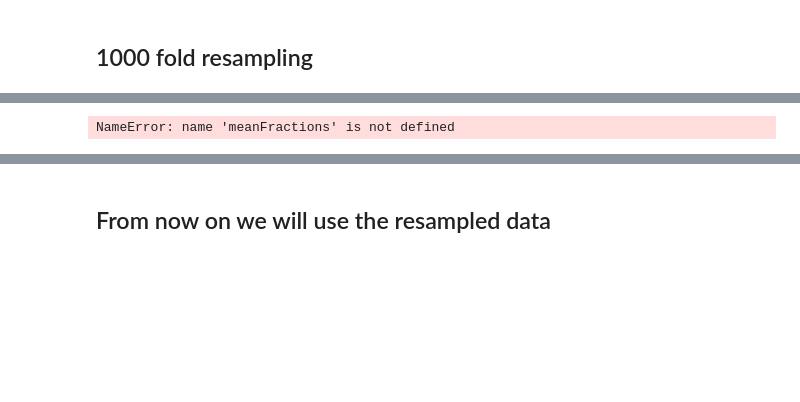
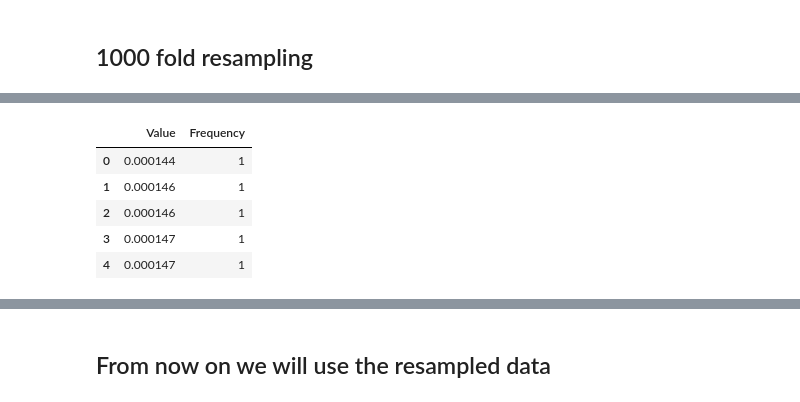
Before and after one commit to fabio-affaticati/Lymphovid19, a Jupyter notebook: lymph_covid.ipynb, the cells around one changed output, grey strips where cells are left out. Cells and saved outputs as stored; diff of their text form; code cells hidden in the pictures; blank space fills up the shorter version.

```diff
--- a/lymph_covid.ipynb
+++ b/lymph_covid.ipynb
@@ -632,7 +457,12 @@ KeyboardInterrupt:
 # %%
 df = pd.DataFrame(meanFractions, columns=['Value'])
 # group by Value and calculate the frequency
 df = df.groupby('Value').size().reset_index(name='Frequency')
-df
+df.head()
 # %% [output]
-NameError: name 'meanFractions' is not defined
+|  | Value | Frequency |
+| 0 | 0.000144 | 1 |
+| 1 | 0.000146 | 1 |
+| 2 | 0.000146 | 1 |
+| 3 | 0.000147 | 1 |
+| 4 | 0.000147 | 1 |
```
Also changed, not shown: parts of 60 cells of this notebook, 2 other files.
